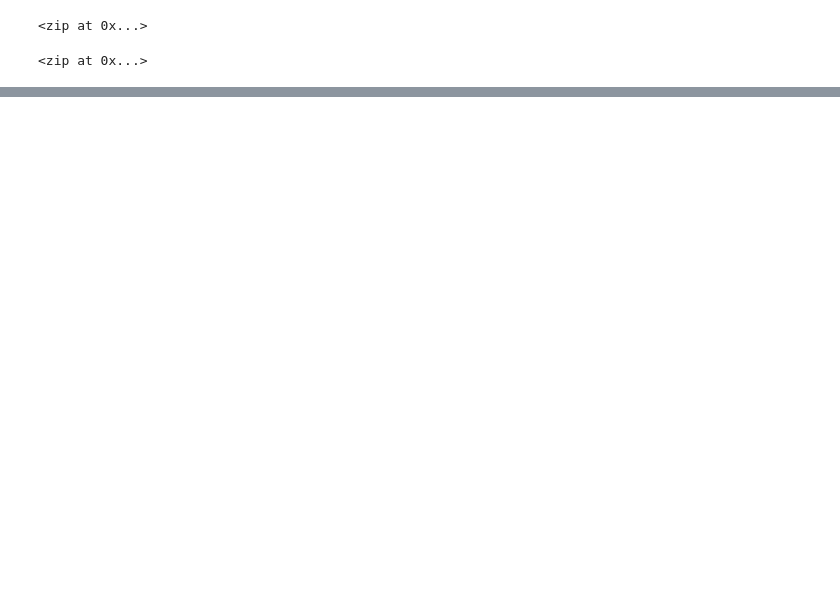
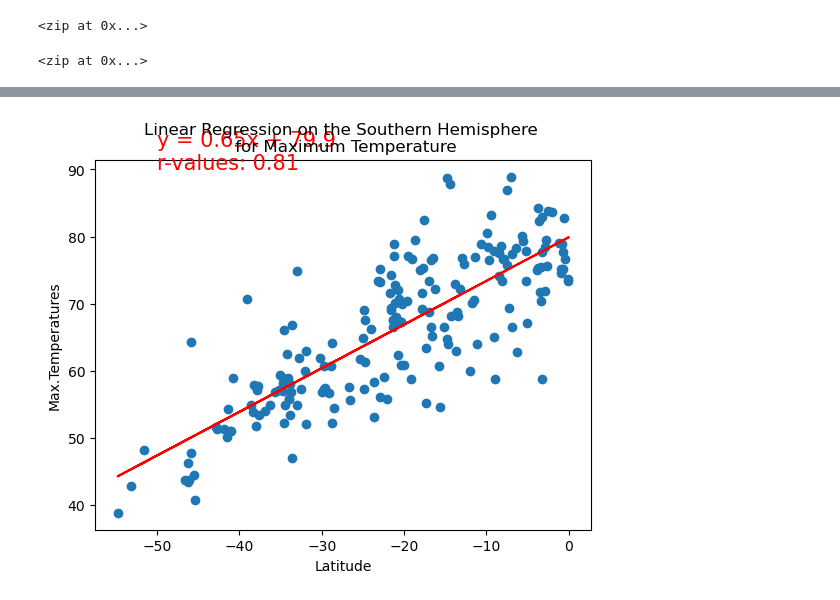
Before and after one commit to neerajain9/World_Weather_Analysis, a Jupyter notebook: WeatherPy.ipynb, the cells around one changed output, grey strips where cells are left out. Saved outputs shown, nothing was run; the diff lists cells and outputs as text; code cells hidden in the pictures; blank space fills up the shorter version.

```diff
--- a/WeatherPy.ipynb
+++ b/WeatherPy.ipynb
@@ -309,0 +405,4 @@ plt.show()
+# %%
+# Get Southern Hemisphere Data
+southern_hemi_df =city_data_df.loc[(city_data_df["Lat"] <= 0)]
+southern_hemi_df.head()
@@ -309,0 +423,7 @@ plt.show()
+# %%
+# Linear Regression on Southern Hemisphere for Max.Temp
+plot_linear_regression(southern_hemi_df["Lat"], southern_hemi_df["Max Temp"],
+                       'Linear Regression on the Southern Hemisphere \n for Maximum Temperature',
+                       'Max.Temperatures', (-50,90))
+# %% [output]
+[figure, added]
```
Also changed, not shown: parts of 33 cells of this notebook, 6 other files.
